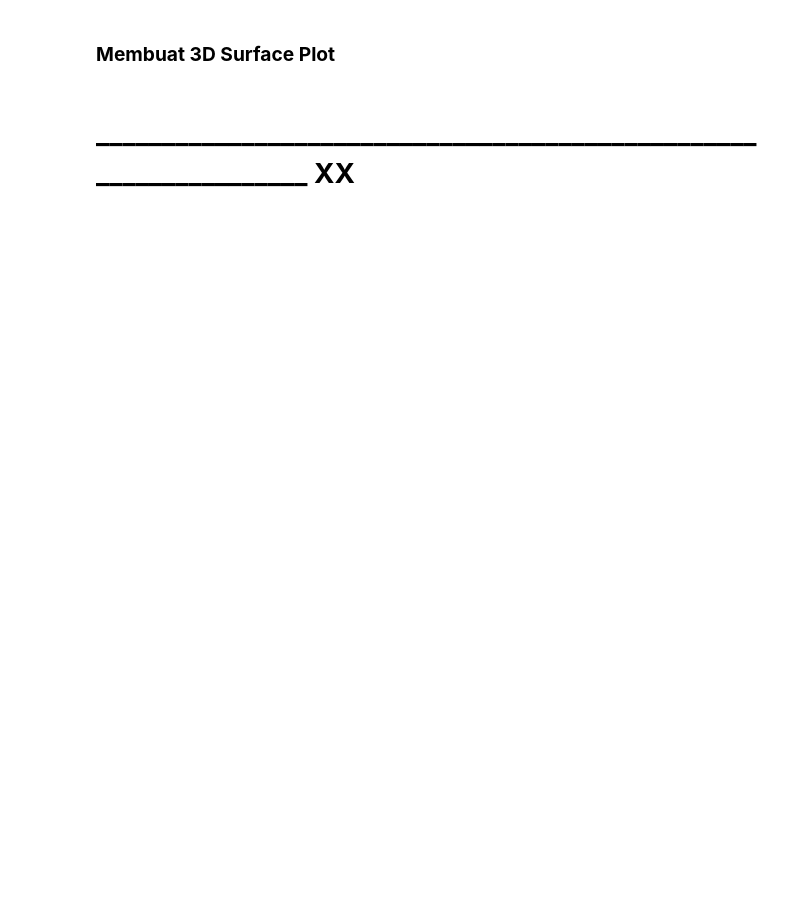
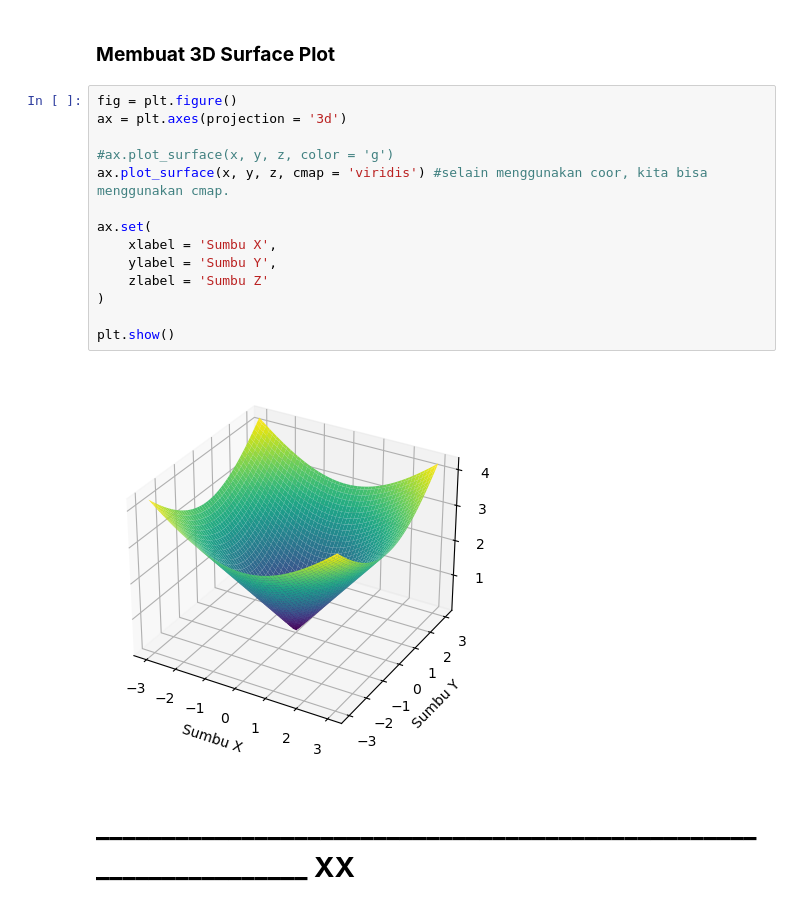
Before and after one commit to Edy-Mochamad/Learn-visualization-data, a Jupyter notebook: pengenalan-Matplotlib.ipynb, the cells around one changed output. Cells and saved outputs as stored; diff of their text form; blank space fills up the shorter version.

Commit message:
3D surface plot

```diff
--- a/pengenalan-Matplotlib.ipynb
+++ b/pengenalan-Matplotlib.ipynb
@@ -1258,4 +1257,20 @@ plt.show()
 # %% [markdown]
 ### **Membuat 3D Surface Plot**
+# %%
+fig = plt.figure()
+ax = plt.axes(projection = '3d')
+
+#ax.plot_surface(x, y, z, color = 'g')
+ax.plot_surface(x, y, z, cmap = 'viridis') #selain menggunakan coor, kita bisa menggunakan cmap.
+
+ax.set(
+    xlabel = 'Sumbu X',
+    ylabel = 'Sumbu Y',
+    zlabel = 'Sumbu Z'
+)
+
+plt.show()
+# %% [output]
+[figure, added]
 # %% [markdown]
 # **__________________________________________________________________ XX**
```
Also changed, not shown: parts of 1 cell of this notebook.
